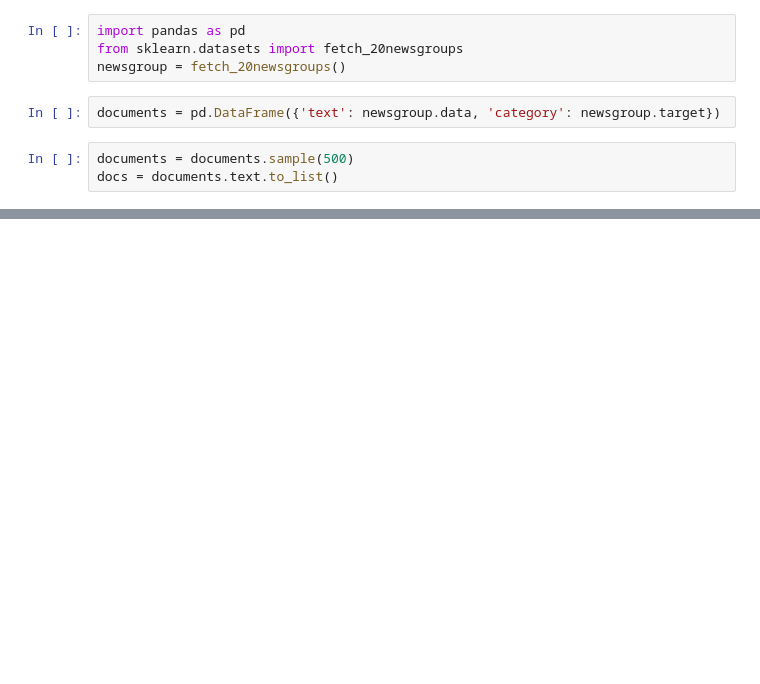
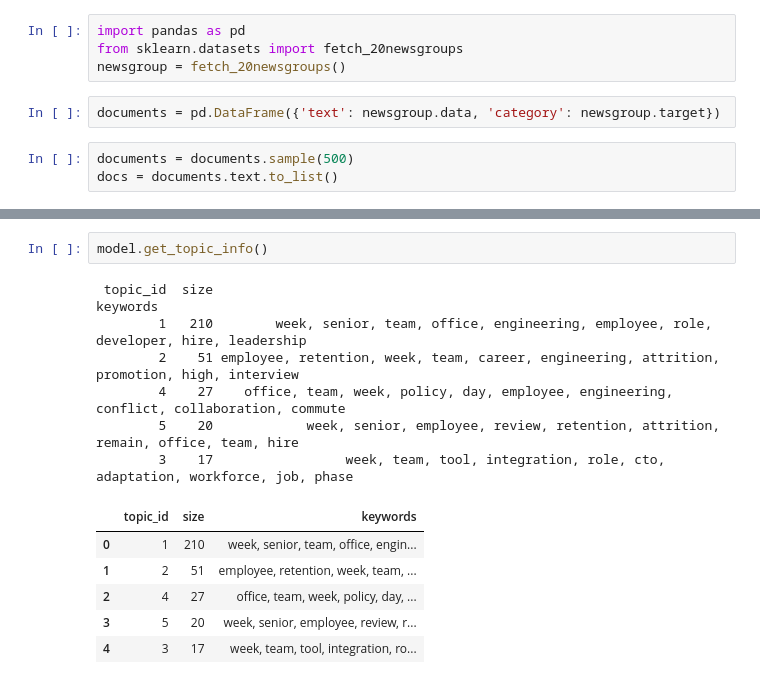
Before and after one commit to a-meneghini/scptm, a Jupyter notebook: notebook.ipynb, the cells around one changed output, grey strips where cells are left out. Cells and saved outputs as stored; diff of their text form; blank space fills up the shorter version.

```diff
--- a/notebook.ipynb
+++ b/notebook.ipynb
@@ -77,0 +80,15 @@ model2 = SCPTM.load("my_model.pkl")
+# %%
+model.get_topic_info()
+# %% [output]
+ topic_id  size                                                                                    keywords
+        1   210        week, senior, team, office, engineering, employee, role, developer, hire, leadership
+        2    51 employee, retention, week, team, career, engineering, attrition, promotion, high, interview
+        4    27    office, team, week, policy, day, employee, engineering, conflict, collaboration, commute
+        5    20            week, senior, employee, review, retention, attrition, remain, office, team, hire
+        3    17                 week, team, tool, integration, role, cto, adaptation, workforce, job, phase
+|  | topic_id | size | keywords |
+| 0 | 1 | 210 | week, senior, team, office, engin... |
+| 1 | 2 | 51 | employee, retention, week, team, ... |
+| 2 | 4 | 27 | office, team, week, policy, day, ... |
+| 3 | 5 | 20 | week, senior, employee, review, r... |
+| 4 | 3 | 17 | week, team, tool, integration, ro... |
```
Also changed, not shown: parts of 6 cells of this notebook.
